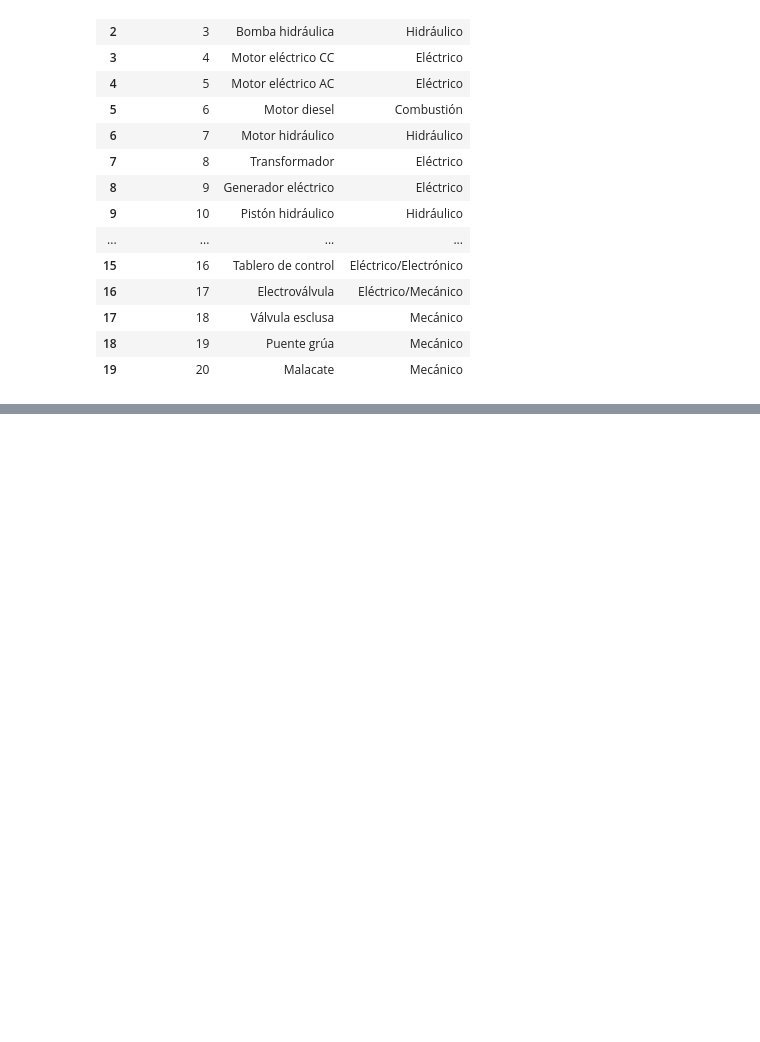
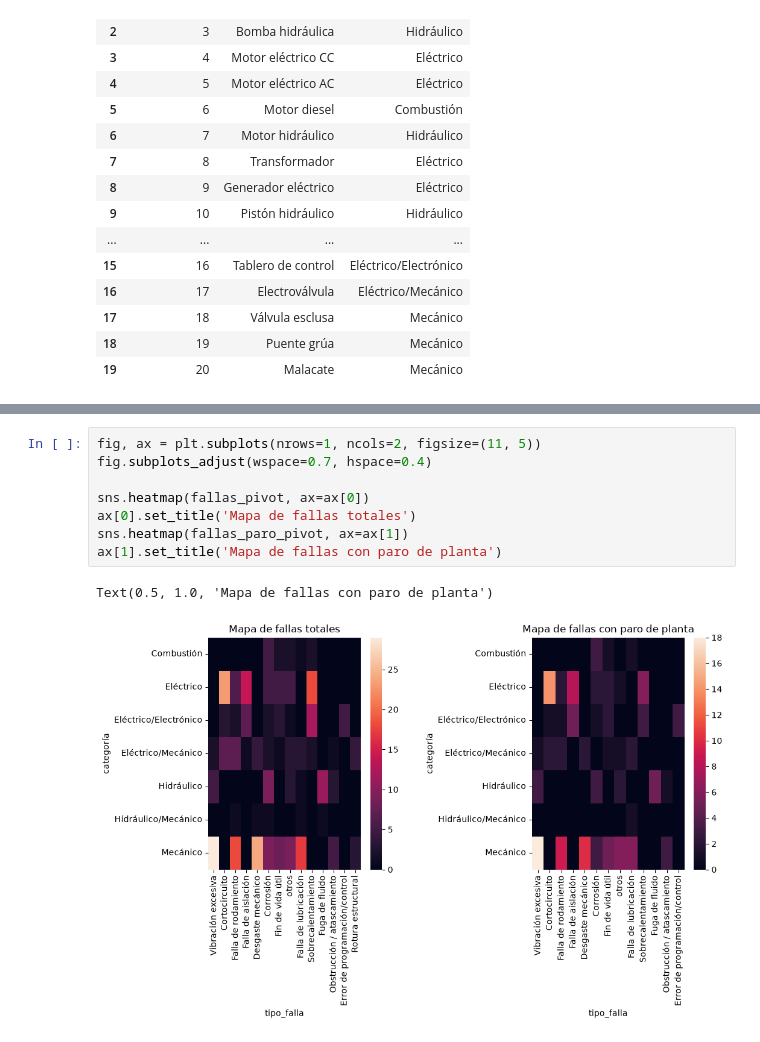
Before and after one commit to dcardone1/Maintenance_System_Analysis, a Jupyter notebook: Analysis.ipynb, the cells around one changed output, grey strips where cells are left out. Drawn from its saved outputs; the diff is of its cells as text; blank space fills up the shorter version.

```diff
--- a/Analysis.ipynb
+++ b/Analysis.ipynb
@@ -454,0 +511,11 @@ plt.show()
+# %%
+fig, ax = plt.subplots(nrows=1, ncols=2, figsize=(11, 5))
+fig.subplots_adjust(wspace=0.7, hspace=0.4)
+
+sns.heatmap(fallas_pivot, ax=ax[0])
+ax[0].set_title('Mapa de fallas totales')
+sns.heatmap(fallas_paro_pivot, ax=ax[1])
+ax[1].set_title('Mapa de fallas con paro de planta')
+# %% [output]
+Text(0.5, 1.0, 'Mapa de fallas con paro de planta')
+[figure, added]
```
Also changed, not shown: parts of 17 cells of this notebook, 1 other file.
